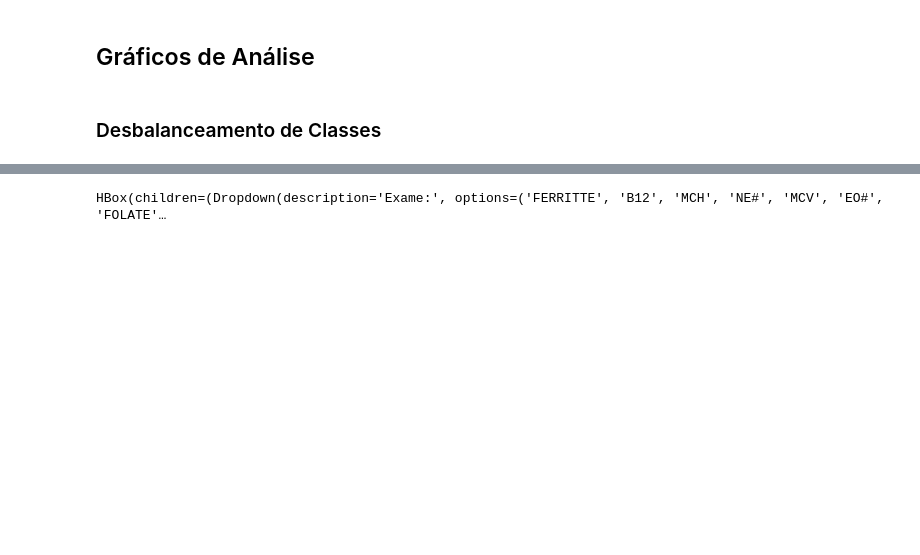
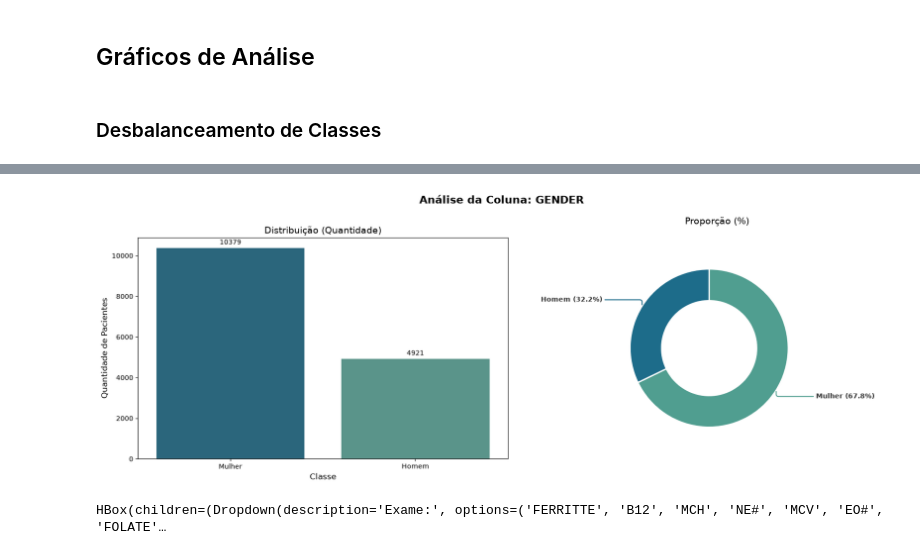
Before and after one commit to LuxLucas/anemia_ml_project, a Jupyter notebook: src/initial_analysis.ipynb, the cells around one changed output, grey strips where cells are left out. Drawn from its saved outputs; the diff is of its cells as text; code cells hidden in the pictures; blank space fills up the shorter version.

```diff
--- a/src/initial_analysis.ipynb
+++ b/src/initial_analysis.ipynb
@@ -104,33 +91,3 @@ Total anêmicos: 5553
 # %%
 import matplotlib.pyplot as plt
 import seaborn as sns
-# %%
-nomes_classes = {
-    0: "Sem anemia",
-    1: "Anemia HGB",
-    2: "Deficiência de Ferro",
-    3: "Deficiência de Folato",
-    4: "Deficiência de B12",
-}
-
-classes_mapeadas = dataset["All_Class"].map(nomes_classes)
-
-plt.figure(figsize=(10, 6))
-ax = sns.countplot(
-    x=classes_mapeadas,
-    hue=classes_mapeadas,
-    palette="viridis",
-    order=classes_mapeadas.value_counts().index,
-    legend=True,
-)
-
-for container in ax.containers:
-    ax.bar_label(container, padding=3)
-
-plt.title("Distribuição das Classes de Anemia", fontsize=14)
-plt.xlabel("Tipo de Diagnóstico", fontsize=12)
-plt.ylabel("Quantidade de Pacientes", fontsize=12)
-plt.xticks(rotation=15)
-plt.legend(title="Legenda")
-plt.tight_layout()
-plt.show()
@@ -139,3 +233,19 @@ plt.show()
+# %%
+colunas_binarias = {
+    "GENDER": {0: "Mulher", 1: "Homem"},
+}
+
+plotar_distribuicao_coluna(
+    dataset,
+    coluna=col,
+    mapa_nomes=mapa,
+    titulo_geral=f"Análise da Coluna: {col}",
+    xlabel="Classe",
+    rotacao_x=0,
+    paleta="crest"
+)
+# %% [output]
+[figure, added]
 # %%
 cols = dataset.select_dtypes(include=["float64"]).columns.tolist()
 
```
Also changed, not shown: parts of 12 cells of this notebook.
